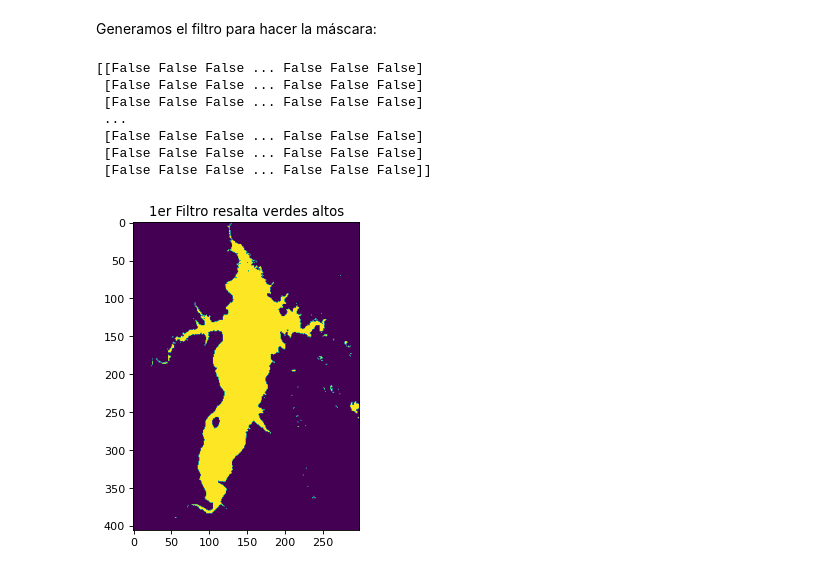
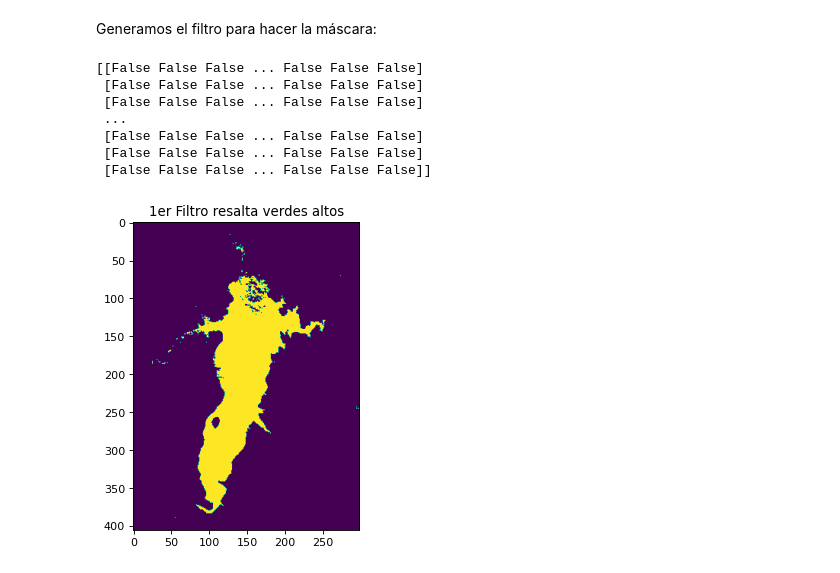
Before and after one commit to Mnzeballos/Trabajo_final_Tec-Int, a Jupyter notebook: Notas y código.ipynb, the cells around one changed output. Drawn from its saved outputs; the diff is of its cells as text; code cells hidden in the pictures.

```diff
--- a/Notas y código.ipynb
+++ b/Notas y código.ipynb
@@ -313,19 +313,19 @@ Generamos el filtro para hacer la máscara:
 # %%
 # Filtro para el verde (pasa altos)
 GRfiltro = np.zeros([filas, columnas])
-mascara = mdwi>0-0.03
+mascara = mdwi>0-0.02 # definimos este límite para no sumar datos por fuera del lago, aunque perdamos parte del cuerpo de agua
 GRfiltro[mascara] = 1
 print(mascara)
 plt.figure(figsize=(5, 5), dpi= 80, facecolor='w', edgecolor='k')
 plt.imshow(GRfiltro)
 plt.title('1er Filtro resalta verdes altos')
 plt.show()
 # %% [output]
 [[False False False ... False False False]
  [False False False ... False False False]
  [False False False ... False False False]
  ...
  [False False False ... False False False]
  [False False False ... False False False]
  [False False False ... False False False]]
-[figure, old version]
+[figure, new version]
```
